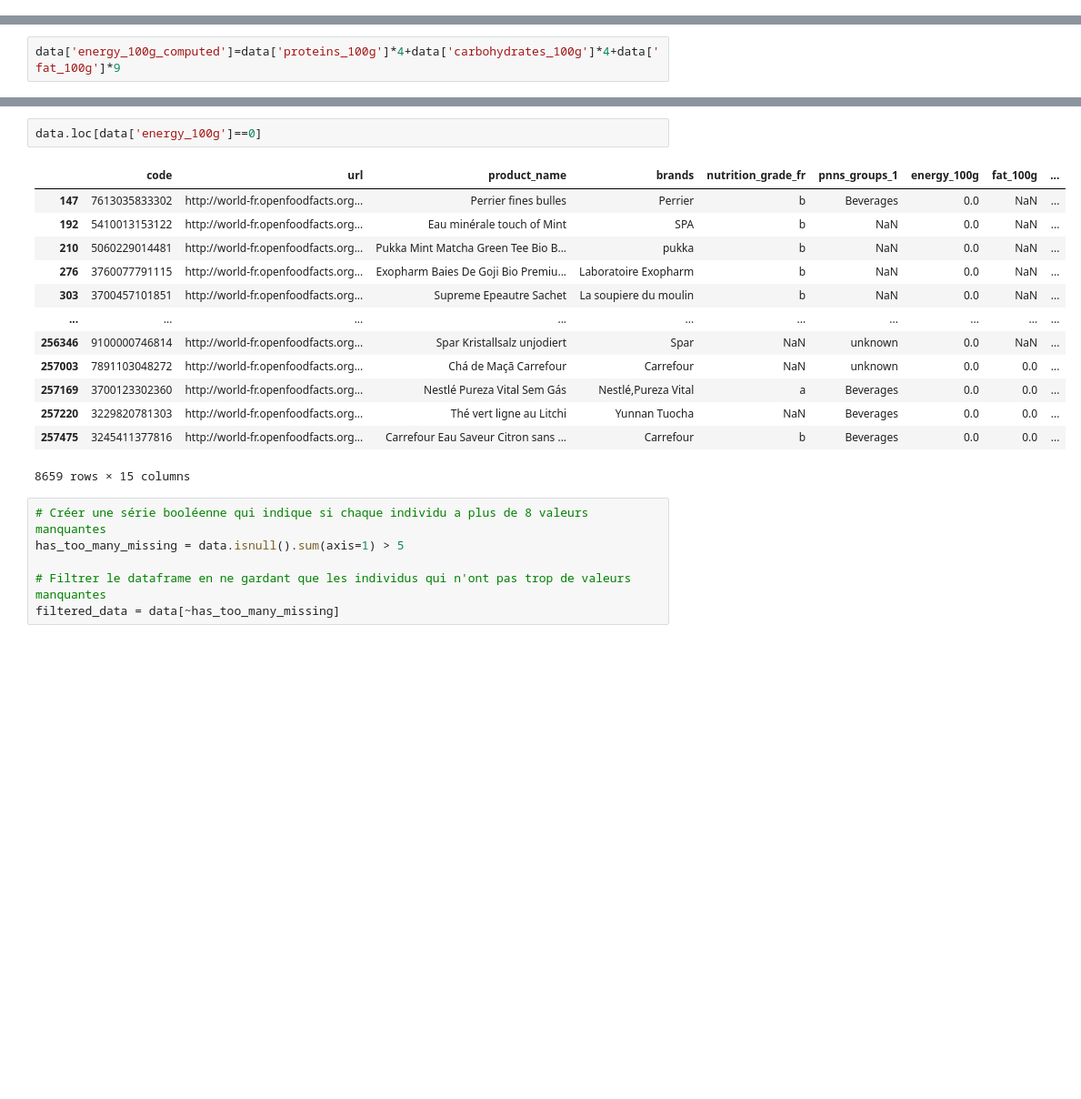
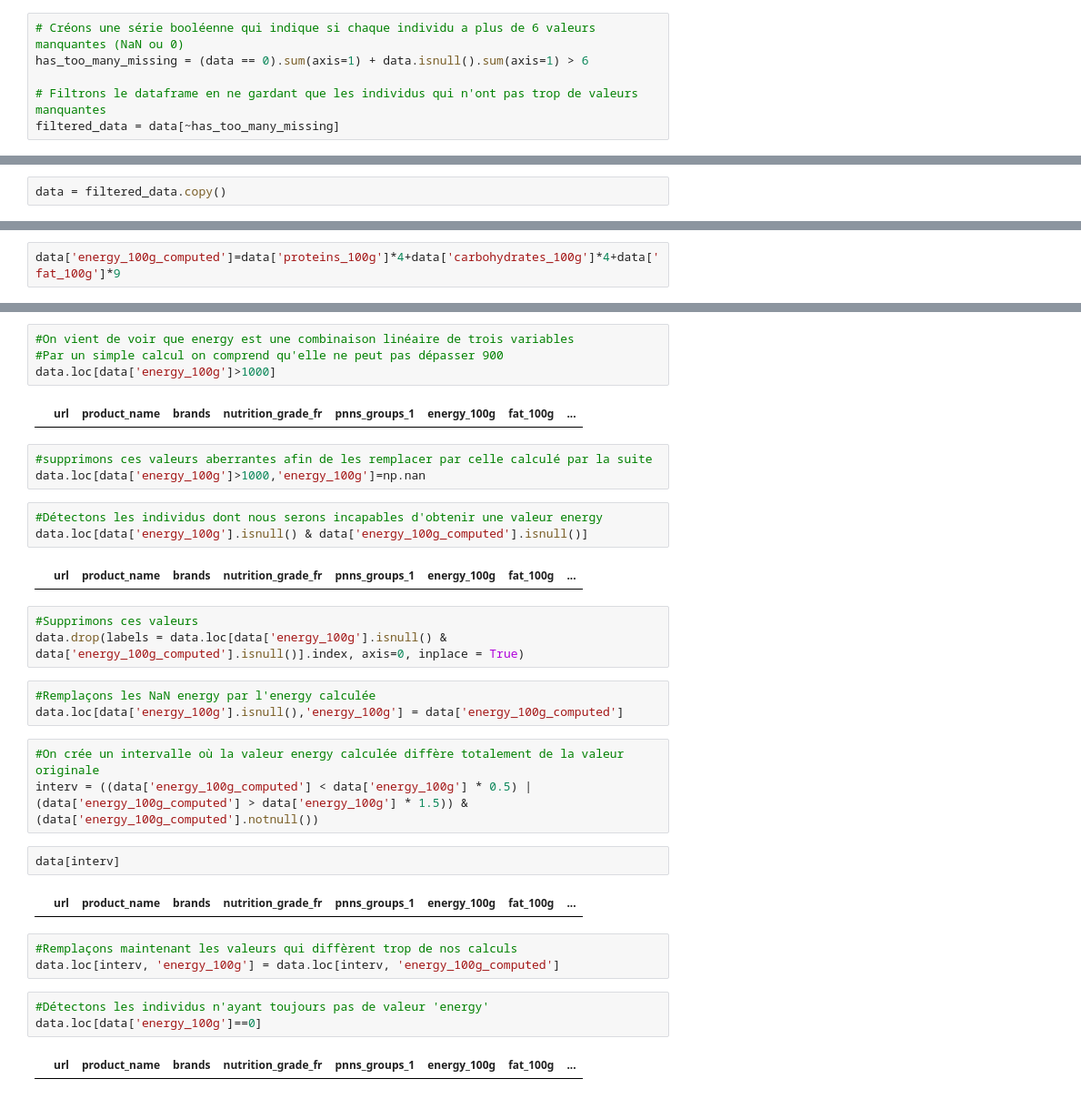
Before and after one commit to ThomasMeb/App_Sante_Publique_France, a Jupyter notebook: Clean.ipynb, the cells around one changed output, grey strips where cells are left out. Shown: that part at 91% size. Drawn from its saved outputs; the diff is of its cells as text; blank space fills up the shorter version.

```diff
--- a/Clean.ipynb
+++ b/Clean.ipynb
@@ -279,0 +282,6 @@ data.drop(labels = basket.index, axis = 0, inplace=True)
+# %%
+# Créons une série booléenne qui indique si chaque individu a plus de 6 valeurs manquantes (NaN ou 0)
+has_too_many_missing = (data == 0).sum(axis=1) + data.isnull().sum(axis=1) > 6
+
+# Filtrons le dataframe en ne gardant que les individus qui n'ont pas trop de valeurs manquantes
+filtered_data = data[~has_too_many_missing]
@@ -280,3 +292,5 @@ data.drop(labels = basket.index, axis = 0, inplace=True)
+# %%
+data = filtered_data.copy()
 # %% [markdown]
 ### Calcul manuel de la valeur energy et comparaison
 # %%
@@ -300,23 +298,36 @@ data.loc[data['energy_100g_computed']>data['energy_100g']*1.2]
 # %%
-data.loc[data['energy_100g']==0]
+#On vient de voir que energy est une combinaison linéaire de trois variables
+#Par un simple calcul on comprend qu'elle ne peut pas dépasser 900
+data.loc[data['energy_100g']>1000]
 # %% [output]
-|  | code | url | product_name | brands | nutrition_grade_fr | pnns_groups_1 | energy_100g | fat_100g | ... |
-| 147 | 7613035833302 | http://world-fr.openfoodfacts.org... | Perrier fines bulles | Perrier | b | Beverages | 0.0 | NaN | ... |
-| 192 | 5410013153122 | http://world-fr.openfoodfacts.org... | Eau minérale touch of Mint | SPA | b | NaN | 0.0 | NaN | ... |
-| 210 | 5060229014481 | http://world-fr.openfoodfacts.org... | Pukka Mint Matcha Green Tee Bio B... | pukka | b | NaN | 0.0 | NaN | ... |
-| 276 | 3760077791115 | http://world-fr.openfoodfacts.org... | Exopharm Baies De Goji Bio Premiu... | Laboratoire Exopharm | b | NaN | 0.0 | NaN | ... |
-| 303 | 3700457101851 | http://world-fr.openfoodfacts.org... | Supreme Epeautre Sachet | La soupiere du moulin | b | NaN | 0.0 | NaN | ... |
-| ... | ... | ... | ... | ... | ... | ... | ... | ... | ... |
-| 256346 | 9100000746814 | http://world-fr.openfoodfacts.org... | Spar Kristallsalz unjodiert | Spar | NaN | unknown | 0.0 | NaN | ... |
-| 257003 | 7891103048272 | http://world-fr.openfoodfacts.org... | Chá de Maçã Carrefour | Carrefour | NaN | unknown | 0.0 | 0.0 | ... |
-| 257169 | 3700123302360 | http://world-fr.openfoodfacts.org... | Nestlé Pureza Vital Sem Gás | Nestlé,Pureza Vital | a | Beverages | 0.0 | 0.0 | ... |
-| 257220 | 3229820781303 | http://world-fr.openfoodfacts.org... | Thé vert ligne au Litchi | Yunnan Tuocha | NaN | Beverages | 0.0 | 0.0 | ... |
-| 257475 | 3245411377816 | http://world-fr.openfoodfacts.org... | Carrefour Eau Saveur Citron sans ... | Carrefour | b | Beverages | 0.0 | 0.0 | ... |
+|  | url | product_name | brands | nutrition_grade_fr | pnns_groups_1 | energy_100g | fat_100g | ... |
-8659 rows × 15 columns
+# %%
+#supprimons ces valeurs aberrantes afin de les remplacer par celle calculé par la suite
+data.loc[data['energy_100g']>1000,'energy_100g']=np.nan
+# %%
+#Détectons les individus dont nous serons incapables d'obtenir une valeur energy
+data.loc[data['energy_100g'].isnull() & data['energy_100g_computed'].isnull()]
+# %% [output]
+|  | url | product_name | brands | nutrition_grade_fr | pnns_groups_1 | energy_100g | fat_100g | ... |
+# %%
+#Supprimons ces valeurs
+data.drop(labels = data.loc[data['energy_100g'].isnull() & data['energy_100g_computed'].isnull()].index, axis=0, inplace = True)
+# %%
+#Remplaçons les NaN energy par l'energy calculée
+data.loc[data['energy_100g'].isnull(),'energy_100g'] = data['energy_100g_computed']
+# %%
+#On crée un intervalle où la valeur energy calculée diffère totalement de la valeur originale
+interv = ((data['energy_100g_computed'] < data['energy_100g'] * 0.5) | (data['energy_100g_computed'] > data['energy_100g'] * 1.5)) & (data['energy_100g_computed'].notnull())
+# %%
+data[interv]
+# %% [output]
+|  | url | product_name | brands | nutrition_grade_fr | pnns_groups_1 | energy_100g | fat_100g | ... |
+# %%
+#Remplaçons maintenant les valeurs qui diffèrent trop de nos calculs
+data.loc[interv, 'energy_100g'] = data.loc[interv, 'energy_100g_computed']
 # %%
-# Créer une série booléenne qui indique si chaque individu a plus de 8 valeurs manquantes
-has_too_many_missing = data.isnull().sum(axis=1) > 5
-
-# Filtrer le dataframe en ne gardant que les individus qui n'ont pas trop de valeurs manquantes
-filtered_data = data[~has_too_many_missing]
+#Détectons les individus n'ayant toujours pas de valeur 'energy'
+data.loc[data['energy_100g']==0]
+# %% [output]
+|  | url | product_name | brands | nutrition_grade_fr | pnns_groups_1 | energy_100g | fat_100g | ... |
 # %%
```
Also changed, not shown: parts of 57 cells of this notebook.
